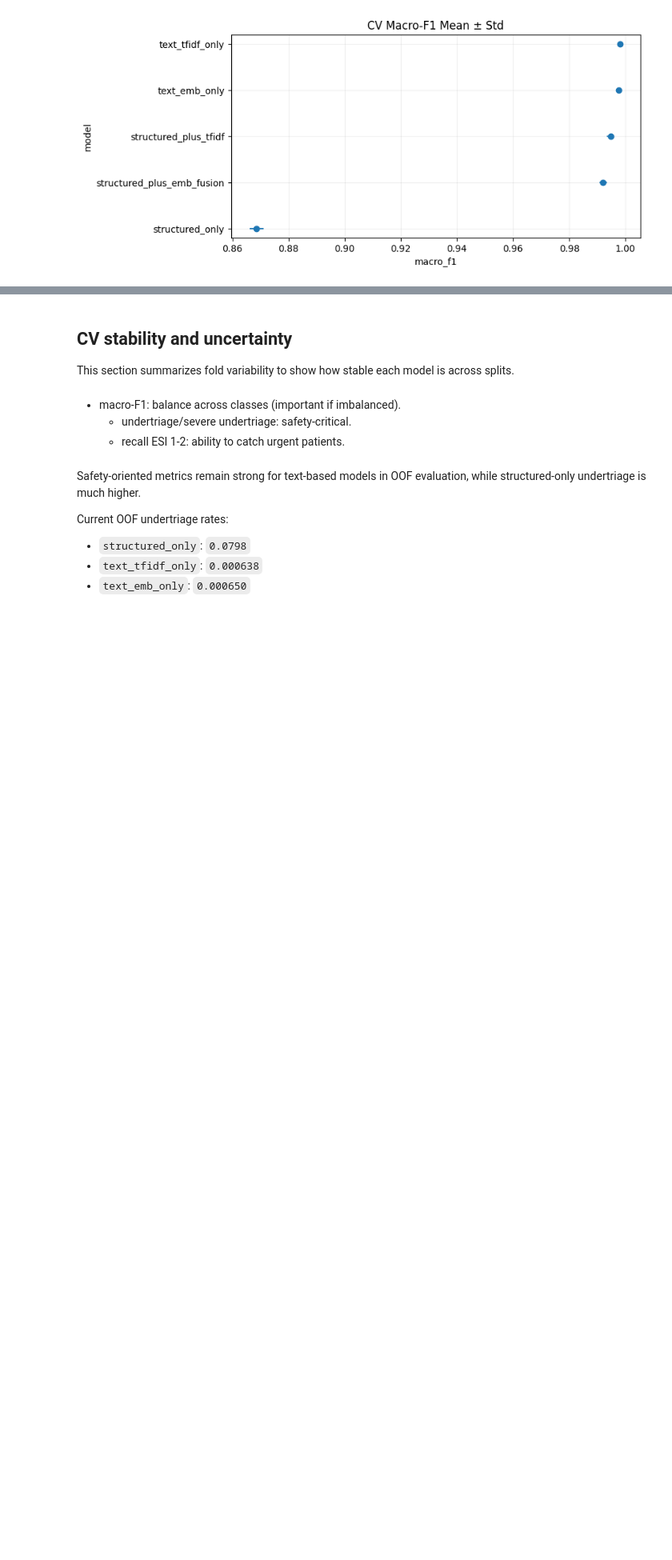
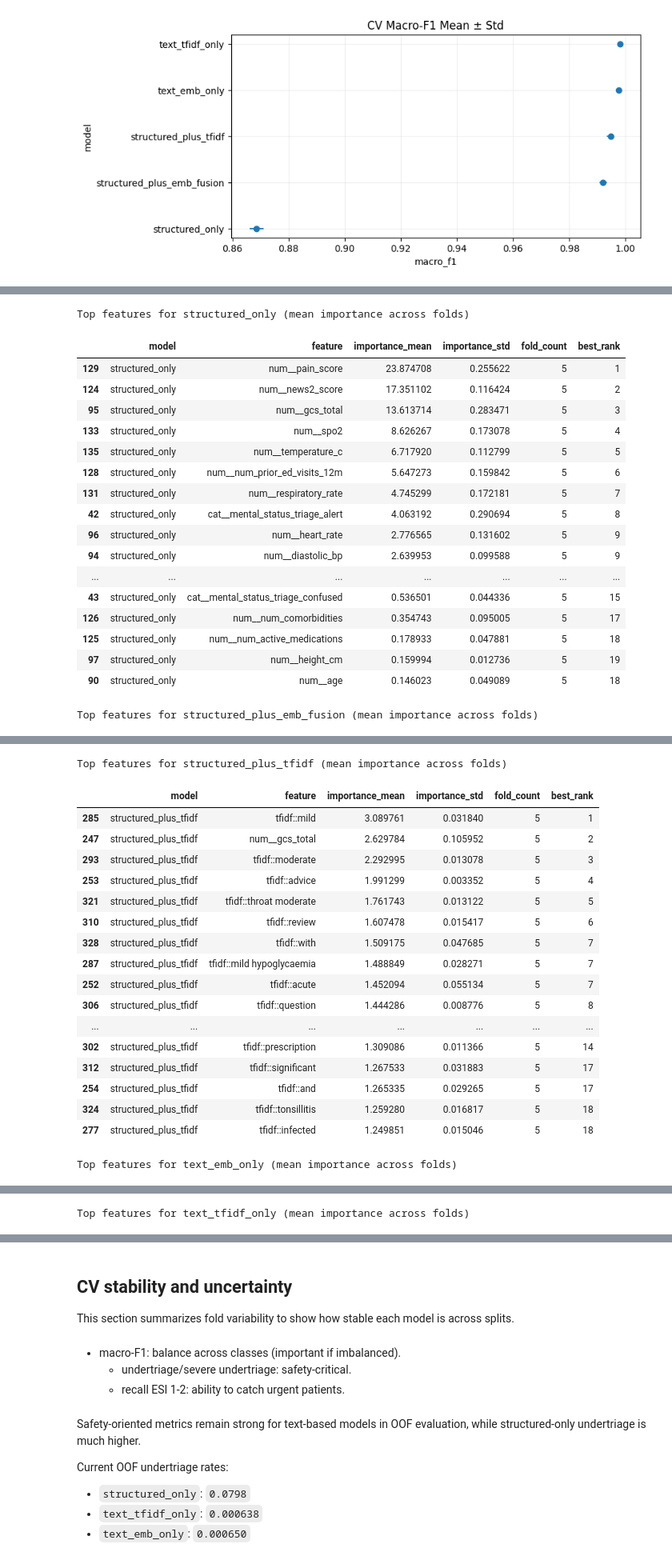
Before and after one commit to raquel-romao/3AIG, a Jupyter notebook: notebooks/submission_notebook.ipynb, the cells around one changed output, grey strips where cells are left out. Shown at 80% size. Saved outputs shown, nothing was run; the diff lists cells and outputs as text; code cells hidden in the pictures; blank space fills up the shorter version.

```diff
--- a/notebooks/submission_notebook.ipynb
+++ b/notebooks/submission_notebook.ipynb
@@ -875,0 +1003,43 @@ except Exception:
+# %%
+# Global feature importance aggregated across folds (all models)
+if 'interp_df' not in globals() or interp_df.empty:
+    raise RuntimeError('interp_df not found. Run the main CV training cell first.')
+
+global_importance_summary = (
+    interp_df
+    .groupby(['model', 'feature'], as_index=False)
+    .agg(
+        importance_mean=('importance', 'mean'),
+        importance_std=('importance', 'std'),
+        fold_count=('fold', 'nunique'),
+        best_rank=('rank', 'min'),
+    )
+)
+
+for model_name in global_importance_summary['model'].unique():
+    print(f"Top features for {model_name} (mean importance across folds)")
+    display(
+        global_importance_summary[global_importance_summary['model'] == model_name]
+        .sort_values('importance_mean', ascending=False)
+        .head(20)
+    )
+# %% [output]
+Top features for structured_only (mean importance across folds)
+|  | model | feature | importance_mean | importance_std | fold_count | best_rank |
+| 129 | structured_only | num__pain_score | 23.874708 | 0.255622 | 5 | 1 |
+| 124 | structured_only | num__news2_score | 17.351102 | 0.116424 | 5 | 2 |
+| 95 | structured_only | num__gcs_total | 13.613714 | 0.283471 | 5 | 3 |
+| 133 | structured_only | num__spo2 | 8.626267 | 0.173078 | 5 | 4 |
+| 135 | structured_only | num__temperature_c | 6.717920 | 0.112799 | 5 | 5 |
+| 128 | structured_only | num__num_prior_ed_visits_12m | 5.647273 | 0.159842 | 5 | 6 |
+| 131 | structured_only | num__respiratory_rate | 4.745299 | 0.172181 | 5 | 7 |
+| 42 | structured_only | cat__mental_status_triage_alert | 4.063192 | 0.290694 | 5 | 8 |
+| 96 | structured_only | num__heart_rate | 2.776565 | 0.131602 | 5 | 9 |
+| 94 | structured_only | num__diastolic_bp | 2.639953 | 0.099588 | 5 | 9 |
+| ... | ... | ... | ... | ... | ... | ... |
+| 43 | structured_only | cat__mental_status_triage_confused | 0.536501 | 0.044336 | 5 | 15 |
+| 126 | structured_only | num__num_comorbidities | 0.354743 | 0.095005 | 5 | 17 |
+| 125 | structured_only | num__num_active_medications | 0.178933 | 0.047881 | 5 | 18 |
+| 97 | structured_only | num__height_cm | 0.159994 | 0.012736 | 5 | 19 |
+| 90 | structured_only | num__age | 0.146023 | 0.049089 | 5 | 18 |
+Top features for structured_plus_emb_fusion (mean importance across folds)
@@ -875,0 +1063,19 @@ except Exception:
+Top features for structured_plus_tfidf (mean importance across folds)
+|  | model | feature | importance_mean | importance_std | fold_count | best_rank |
+| 285 | structured_plus_tfidf | tfidf::mild | 3.089761 | 0.031840 | 5 | 1 |
+| 247 | structured_plus_tfidf | num__gcs_total | 2.629784 | 0.105952 | 5 | 2 |
+| 293 | structured_plus_tfidf | tfidf::moderate | 2.292995 | 0.013078 | 5 | 3 |
+| 253 | structured_plus_tfidf | tfidf::advice | 1.991299 | 0.003352 | 5 | 4 |
+| 321 | structured_plus_tfidf | tfidf::throat moderate | 1.761743 | 0.013122 | 5 | 5 |
+| 310 | structured_plus_tfidf | tfidf::review | 1.607478 | 0.015417 | 5 | 6 |
+| 328 | structured_plus_tfidf | tfidf::with | 1.509175 | 0.047685 | 5 | 7 |
+| 287 | structured_plus_tfidf | tfidf::mild hypoglycaemia | 1.488849 | 0.028271 | 5 | 7 |
+| 252 | structured_plus_tfidf | tfidf::acute | 1.452094 | 0.055134 | 5 | 7 |
+| 306 | structured_plus_tfidf | tfidf::question | 1.444286 | 0.008776 | 5 | 8 |
+| ... | ... | ... | ... | ... | ... | ... |
+| 302 | structured_plus_tfidf | tfidf::prescription | 1.309086 | 0.011366 | 5 | 14 |
+| 312 | structured_plus_tfidf | tfidf::significant | 1.267533 | 0.031883 | 5 | 17 |
+| 254 | structured_plus_tfidf | tfidf::and | 1.265335 | 0.029265 | 5 | 17 |
+| 324 | structured_plus_tfidf | tfidf::tonsillitis | 1.259280 | 0.016817 | 5 | 18 |
+| 277 | structured_plus_tfidf | tfidf::infected | 1.249851 | 0.015046 | 5 | 18 |
+Top features for text_emb_only (mean importance across folds)
@@ -875,0 +1099 @@ except Exception:
+Top features for text_tfidf_only (mean importance across folds)
```
Also changed, not shown: parts of 8 cells of this notebook.
